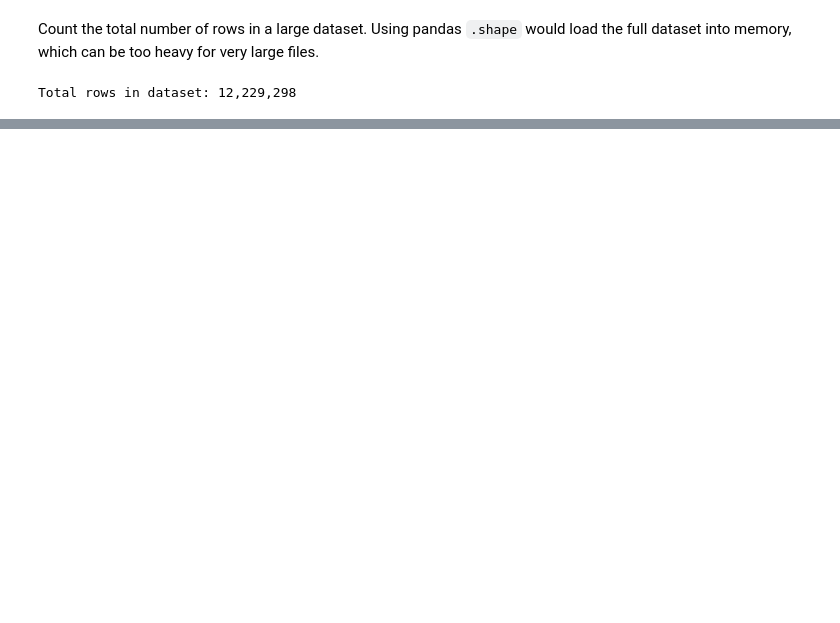
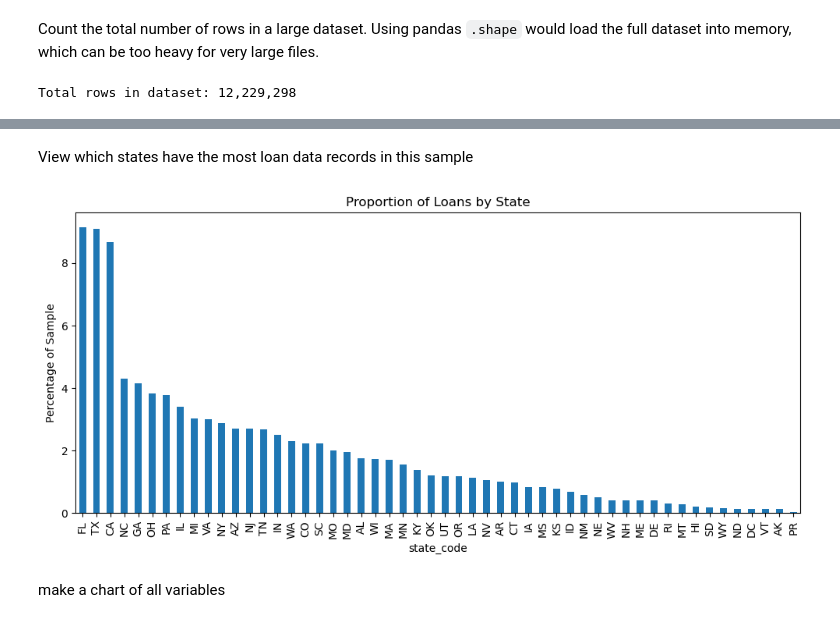
Before and after one commit to JohnQuattrini/-John-Quattrini-Real-Estate-Trends-INST414-Data-Science-Techniques, a Jupyter notebook: capstone_sprint2.ipynb, the cells around one changed output, grey strips where cells are left out. Cells and saved outputs as stored; diff of their text form; code cells hidden in the pictures; blank space fills up the shorter version.

Commit message:
update sprint 2
almost done with sprint 2 still finished data pipeline and cleaning. still need to finish exploratory analysis and Refined Problem Statement & Analytical Plan

```diff
--- a/capstone_sprint2.ipynb
+++ b/capstone_sprint2.ipynb
@@ -41,0 +81,2 @@ Total rows in dataset: 12,229,298
+# %%
+hmda_sample = pd.read_csv("hmda_stratified_sample.csv").drop(columns=["Unnamed: 0"], errors="ignore")
@@ -41,0 +92,9 @@ Total rows in dataset: 12,229,298
+# %%
+# -----------------------------
+# Check stratification balance for all states
+# -----------------------------
+state_dist = hmda_sample['state_code'].value_counts(normalize=True) * 100  # % of total sample
+
+# Display all states and their proportions
+pd.set_option('display.max_rows', None)  # show all rows in output
+print(state_dist)
@@ -41,0 +119,12 @@ Total rows in dataset: 12,229,298
+# %% [markdown]
+View which states have the most loan data records in this sample
+# %%
+import matplotlib.pyplot as plt
+
+state_dist.plot(kind='bar', figsize=(12,5), title='Proportion of Loans by State')
+plt.ylabel('Percentage of Sample')
+plt.show()
+# %% [output]
+[figure, added]
+# %% [markdown]
+make a chart of all variables
```
Also changed, not shown: parts of 31 cells of this notebook.
